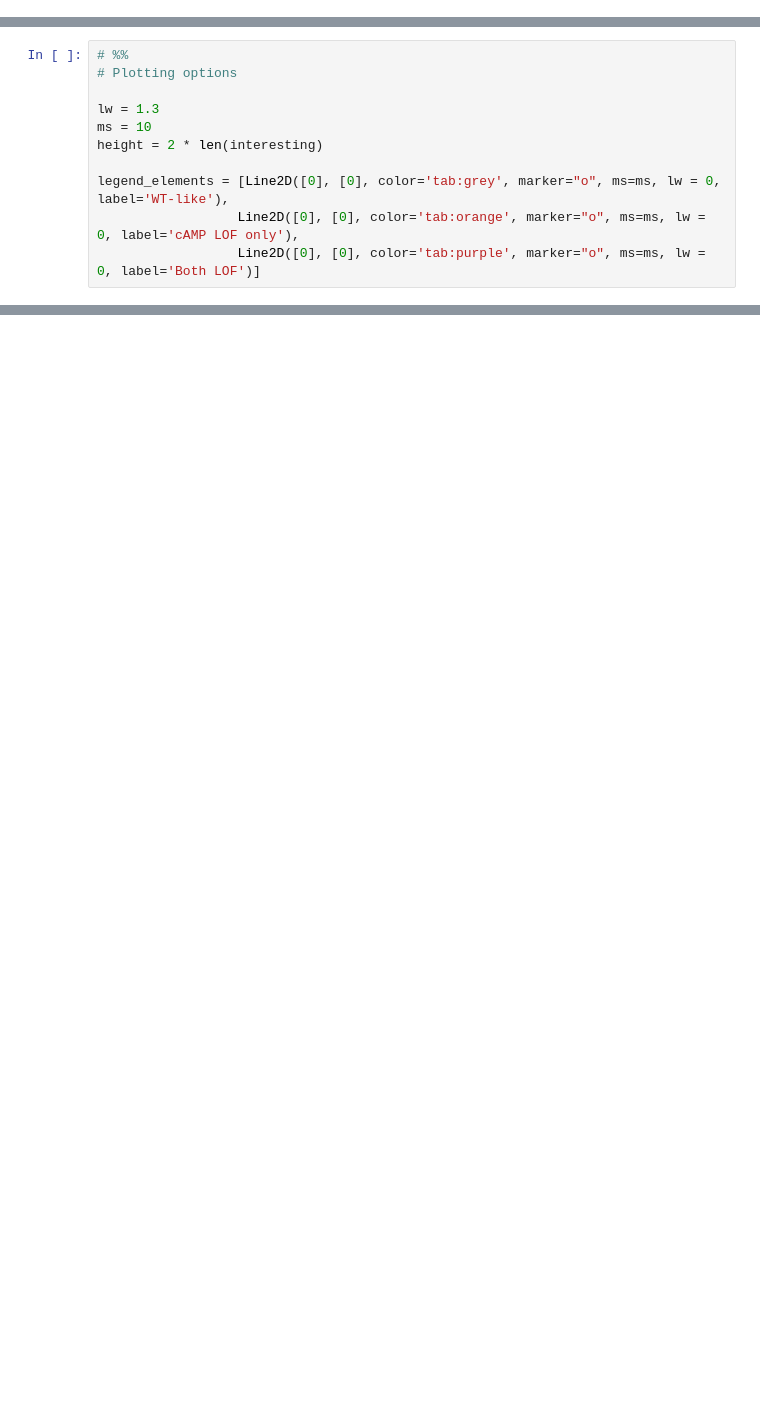
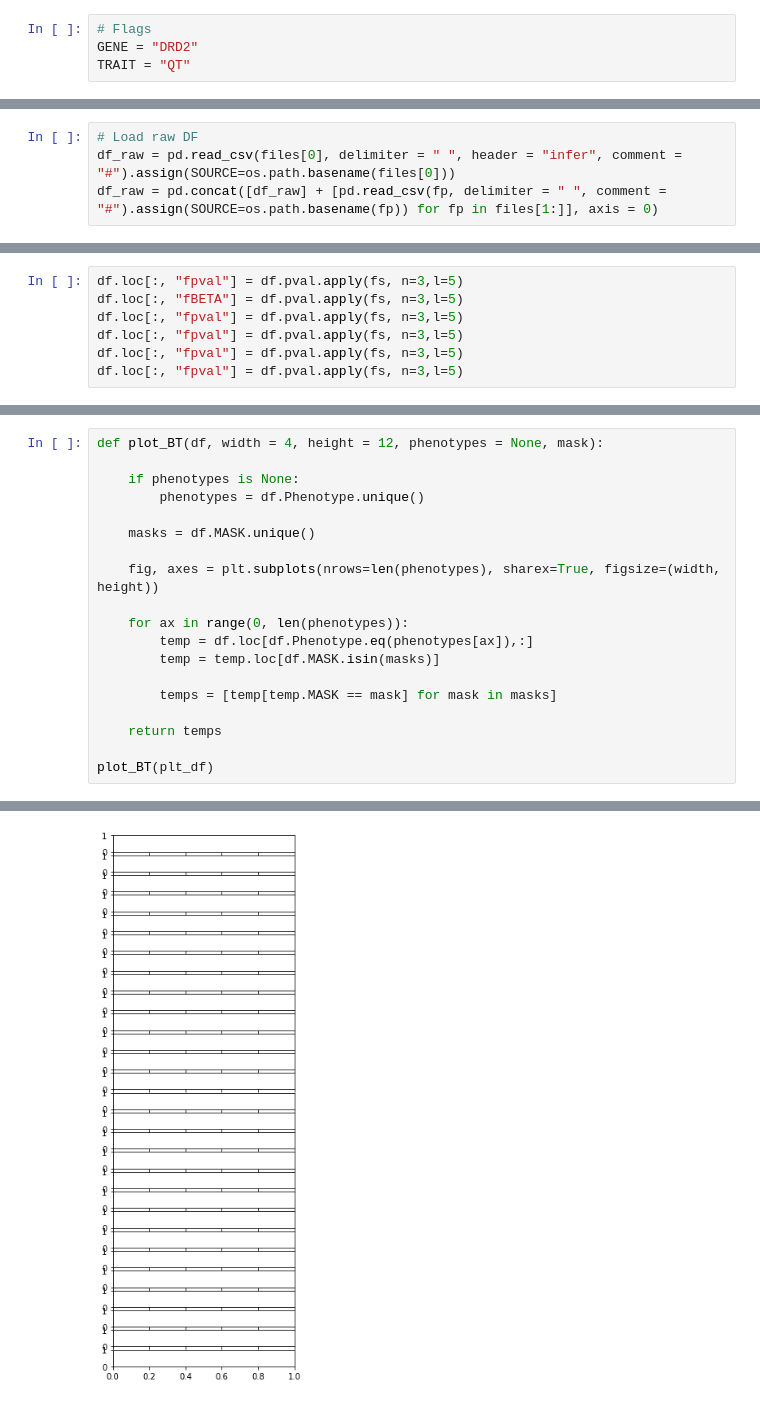
Before and after one commit to HauserGroup/gogoGPCR, a Jupyter notebook: notebooks/3_process_results.ipynb, the cells around one changed output, grey strips where cells are left out. Cells and saved outputs as stored; diff of their text form; blank space fills up the shorter version.

```diff
--- a/notebooks/3_process_results.ipynb
+++ b/notebooks/3_process_results.ipynb
@@ -35 +27,5 @@ GENE = conf["GENE"]
+# %%
+# Flags
+GENE = "DRD2"
+TRAIT = "QT"
 # %%
@@ -40,0 +56,4 @@ spark = pyspark.sql.SparkSession(sc)
+# %%
+# Load raw DF
+df_raw = pd.read_csv(files[0], delimiter = " ", header = "infer", comment = "#").assign(SOURCE=os.path.basename(files[0]))
+df_raw = pd.concat([df_raw] + [pd.read_csv(fp, delimiter = " ", comment = "#").assign(SOURCE=os.path.basename(fp)) for fp in files[1:]], axis = 0)
@@ -41 +123,8 @@ spark = pyspark.sql.SparkSession(sc)
+# %%
+df.loc[:, "fpval"] = df.pval.apply(fs, n=3,l=5)
+df.loc[:, "fBETA"] = df.pval.apply(fs, n=3,l=5)
+df.loc[:, "fpval"] = df.pval.apply(fs, n=3,l=5)
+df.loc[:, "fpval"] = df.pval.apply(fs, n=3,l=5)
+df.loc[:, "fpval"] = df.pval.apply(fs, n=3,l=5)
+df.loc[:, "fpval"] = df.pval.apply(fs, n=3,l=5)
 # %%
@@ -143,11 +149,0 @@ interesting = interesting_traits[TRAIT]
-# %%
-# %%
-# Plotting options
-
-lw = 1.3
-ms = 10
-height = 2 * len(interesting)
-
-legend_elements = [Line2D([0], [0], color='tab:grey', marker="o", ms=ms, lw = 0, label='WT-like'),
-                  Line2D([0], [0], color='tab:orange', marker="o", ms=ms, lw = 0, label='cAMP LOF only'),
-                  Line2D([0], [0], color='tab:purple', marker="o", ms=ms, lw = 0, label='Both LOF')]
@@ -334,0 +201,20 @@ See the caveats in the documentation: http://pandas.pydata.org/pandas-docs/stabl
+# %%
+def plot_BT(df, width = 4, height = 12, phenotypes = None, mask):
+
+    if phenotypes is None:
+        phenotypes = df.Phenotype.unique()
+
+    masks = df.MASK.unique()
+
+    fig, axes = plt.subplots(nrows=len(phenotypes), sharex=True, figsize=(width, height))
+
+    for ax in range(0, len(phenotypes)):
+        temp = df.loc[df.Phenotype.eq(phenotypes[ax]),:]
+        temp = temp.loc[df.MASK.isin(masks)]
+
+        temps = [temp[temp.MASK == mask] for mask in masks]
+
+    return temps
+
+plot_BT(plt_df)
+# %% [output]
@@ -334,0 +238 @@ See the caveats in the documentation: http://pandas.pydata.org/pandas-docs/stabl
+[figure, added]
```
Also changed, not shown: parts of 16 cells of this notebook, 7 other files.
